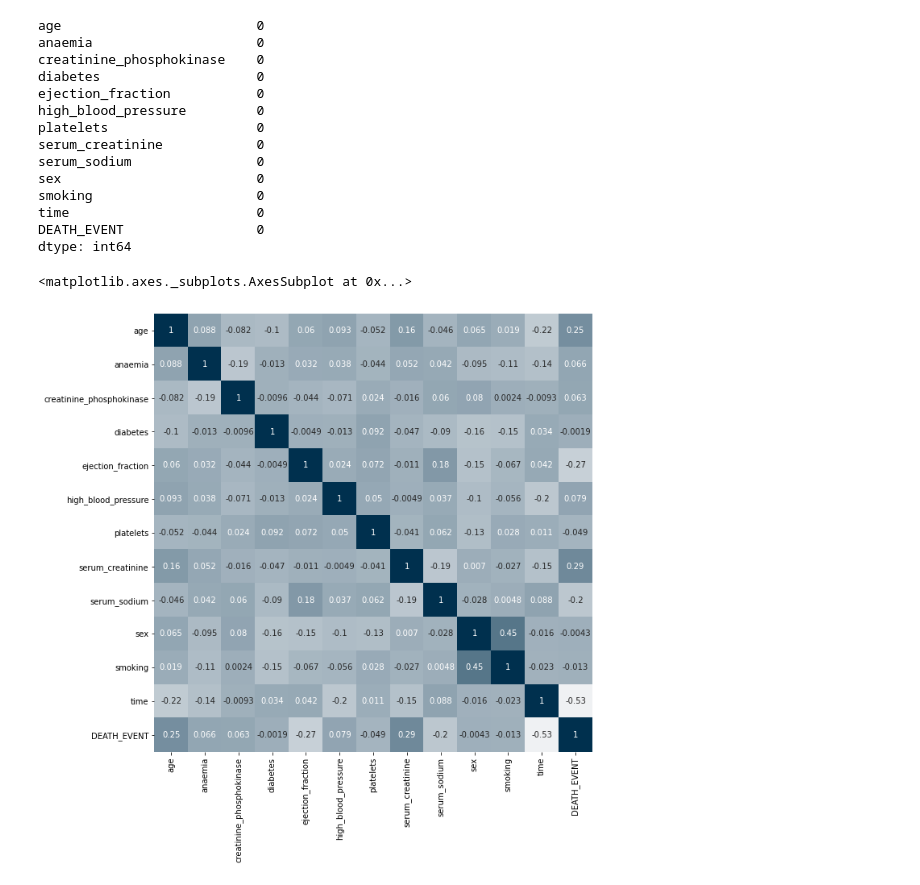
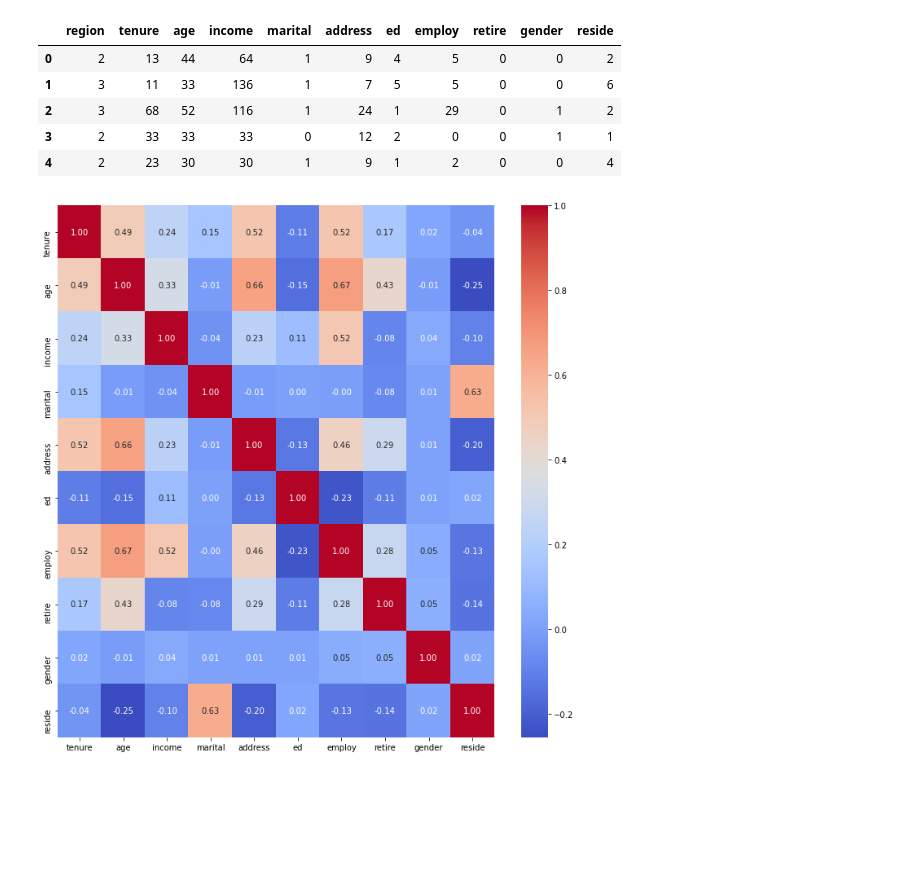
Before and after one commit to jungertem/DataAnalysis, a Jupyter notebook: Lab_2/main.ipynb, the cells around one changed output. Cells and saved outputs as stored; diff of their text form; code cells hidden in the pictures; blank space fills up the shorter version.

```diff
--- a/Lab_2/main.ipynb
+++ b/Lab_2/main.ipynb
@@ -31,41 +25,20 @@ df.columns, df.shape
-# %%
-df.isna().sum()
-# %% [output]
-age                         0
-anaemia                     0
-creatinine_phosphokinase    0
-diabetes                    0
-ejection_fraction           0
-high_blood_pressure         0
-platelets                   0
-serum_creatinine            0
-serum_sodium                0
-sex                         0
-smoking                     0
-time                        0
-DEATH_EVENT                 0
-dtype: int64
 # %%
 df = df.fillna(df.mean())
+df.head()
+
+# ed - education group
+# %% [output]
+|  | region | tenure | age | income | marital | address | ed | employ | retire | gender | reside |
+| 0 | 2 | 13 | 44 | 64 | 1 | 9 | 4 | 5 | 0 | 0 | 2 |
+| 1 | 3 | 11 | 33 | 136 | 1 | 7 | 5 | 5 | 0 | 0 | 6 |
+| 2 | 3 | 68 | 52 | 116 | 1 | 24 | 1 | 29 | 0 | 1 | 2 |
+| 3 | 2 | 33 | 33 | 33 | 0 | 12 | 2 | 0 | 0 | 1 | 1 |
+| 4 | 2 | 23 | 30 | 30 | 1 | 9 | 1 | 2 | 0 | 0 | 4 |
-# %%
-feature_columns = ['age', 'anaemia', 'creatinine_phosphokinase', 'diabetes',
-        'ejection_fraction', 'high_blood_pressure', 'platelets',
-        'serum_creatinine', 'serum_sodium', 'sex', 'smoking', 'time',
-        'DEATH_EVENT']
-
-corr = df[feature_columns].corr()
-
-_, ax = plt.subplots(figsize=(10, 10))
-
-sns.heatmap(
-    corr,
-    cmap=sns.light_palette("#00304e", as_cmap=True),
-    square=True,
-    cbar=False,
-    ax=ax,
-    annot=True,
-    annot_kws={"fontsize": 10}
-)
-# %% [output]
-<matplotlib.axes._subplots.AxesSubplot at 0x...>
-[figure, removed]
+# %%
+feature_columns = ['tenure', 'age', 'income', 'marital', 'address', 'ed', 'employ', 'retire', 'gender', 'reside']
+corr = df[feature_columns].corr()
+fig, ax = plt.subplots(figsize=(12, 12))
+sns.heatmap(corr, cmap='coolwarm', annot=True, fmt=".2f")
+plt.show()
+# %% [output]
+[figure, added]
```
Also changed, not shown: parts of 42 cells of this notebook, 2 other files.
